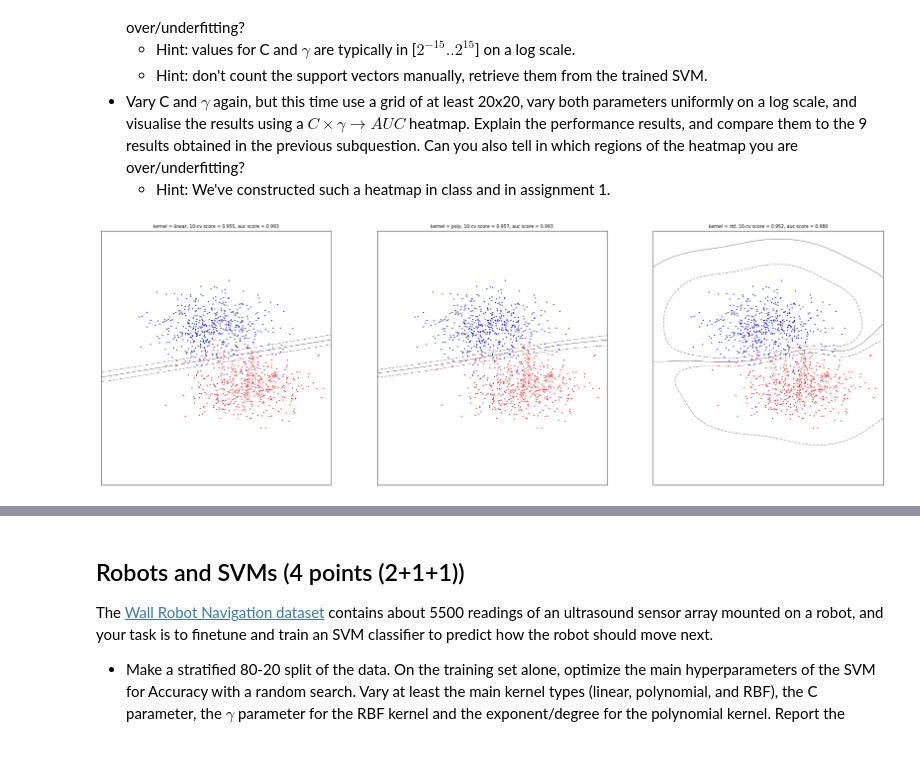
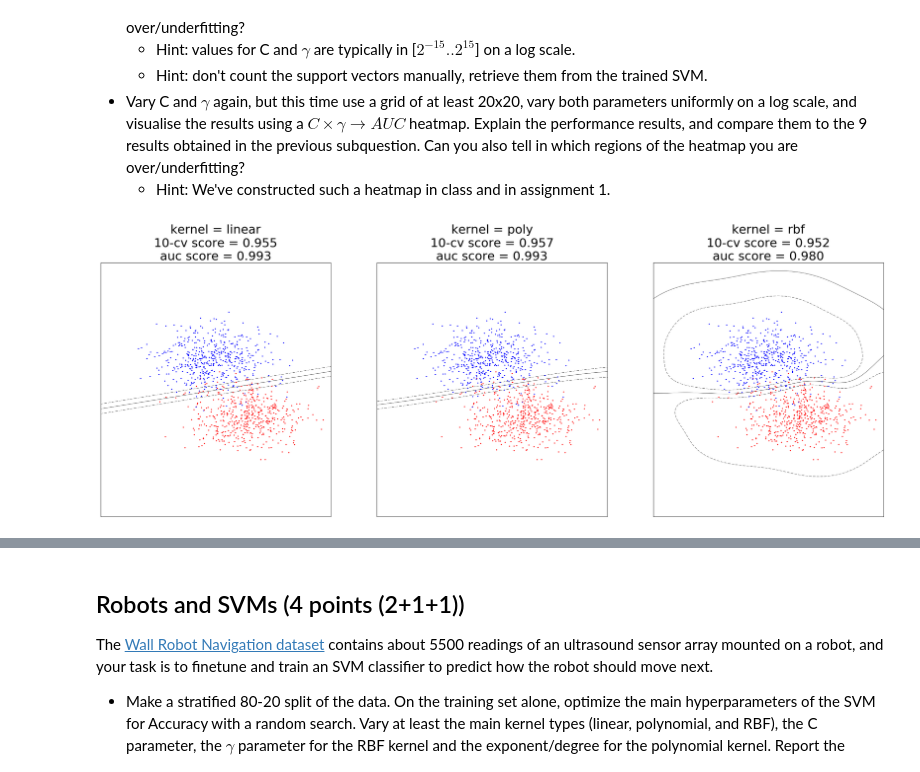
Before and after one commit to Zilarion/2IMW30-Assignment-1, a Jupyter notebook: Assignment 2.ipynb, the cells around one changed output, grey strips where cells are left out. Drawn from its saved outputs; the diff is of its cells as text; code cells hidden in the pictures.

```diff
--- a/Assignment 2.ipynb
+++ b/Assignment 2.ipynb
@@ -37,35 +38,35 @@ for kernel, i in zip(['linear', 'poly', 'rbf'], range(3)):
     clf = svm.SVC(kernel=kernel)
     clf.fit(X, Y)
 
     tenfoldscore = cross_val_score(clf,  X,  Y, cv=10)
     svc_auc = roc_auc_score(Y, clf.decision_function(X))
 
     # plot the line, the points, and the nearest vectors to the plane
-    axes[i].set_title('kernel = {}, 10-cv score = {:.3f}, auc score = {:.3f}'.format(kernel, np.mean(tenfoldscore), np.mean(svc_auc) ))
+    axes[i].set_title('kernel = {}\n10-cv score = {:.3f}\nauc score = {:.3f}'.format(kernel, np.mean(tenfoldscore), np.mean(svc_auc) ), fontsize=26)
     axes[i].scatter(X[:, 0], X[:, 1], c=Y, zorder=10, s=2, cmap=plt.cm.bwr)
 
     #plt.axis('tight')
     x_min = -3
     x_max = 5
     y_min = -5
     y_max = 10
 
     XX, YY = np.mgrid[x_min:x_max:200j, y_min:y_max:200j]
     Z = clf.decision_function(np.c_[XX.ravel(), YY.ravel()])
 
     # Put the result into a color plot
     Z = Z.reshape(XX.shape)
     axes[i].contour(XX, YY, Z, colors=['k', 'k', 'k'], linestyles=['--', '-', '--'],
                     levels=[-.5, 0, .5])
 
     axes[i].set_xlim(x_min, x_max)
     axes[i].set_ylim(y_min, y_max)
 
     axes[i].get_xaxis().set_visible(False)
     axes[i].get_yaxis().set_visible(False)
 plt.show()
 # %% [output]
-[figure, old version]
+[figure, new version]
 # %%
 X, Y = make_blobs(centers=2, n_samples=1000, random_state=0)
 
```
Also changed, not shown: parts of 6 cells of this notebook, 1 other file.
